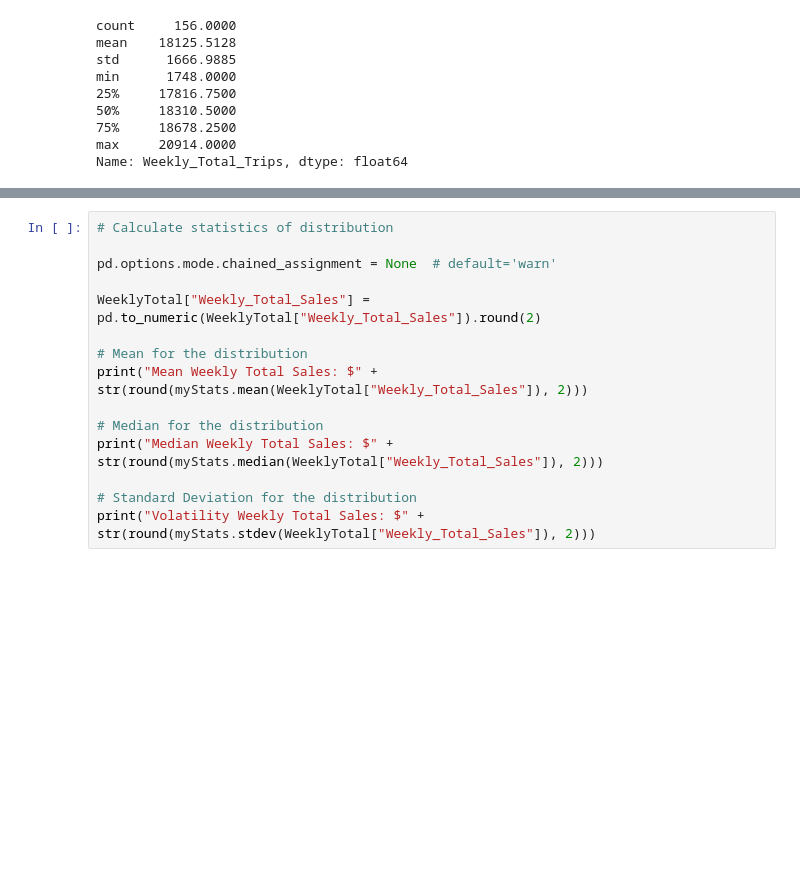
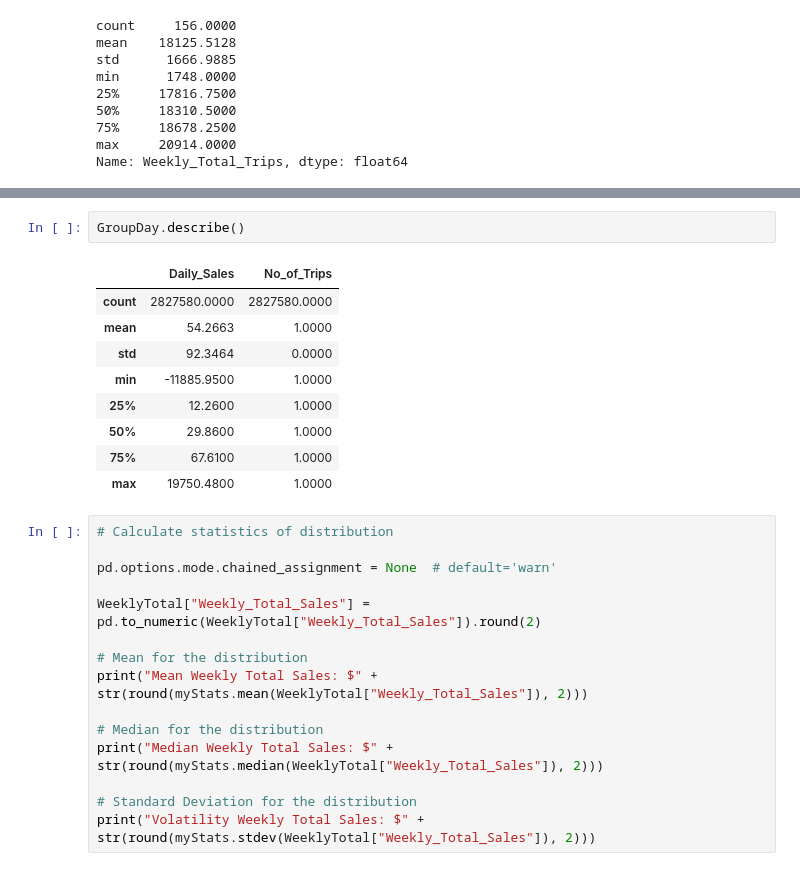
Before and after one commit to shubhamsakhuja/Customer-Segementation-and-Forecasting, a Jupyter notebook: Risk Analysis.ipynb, the cells around one changed output, grey strips where cells are left out. Saved outputs shown, nothing was run; the diff lists cells and outputs as text; blank space fills up the shorter version.

```diff
--- a/Risk Analysis.ipynb
+++ b/Risk Analysis.ipynb
@@ -456,3 +458,15 @@ GroupDay
+# %%
+GroupDay.describe()
+# %% [output]
+|  | Daily_Sales | No_of_Trips |
+| count | 2827580.0000 | 2827580.0000 |
+| mean | 54.2663 | 1.0000 |
+| std | 92.3464 | 0.0000 |
+| min | -11885.9500 | 1.0000 |
+| 25% | 12.2600 | 1.0000 |
+| 50% | 29.8600 | 1.0000 |
+| 75% | 67.6100 | 1.0000 |
+| max | 19750.4800 | 1.0000 |
 # %%
 # Calculate statistics of distribution
 
```
Also changed, not shown: parts of 7 cells of this notebook.
